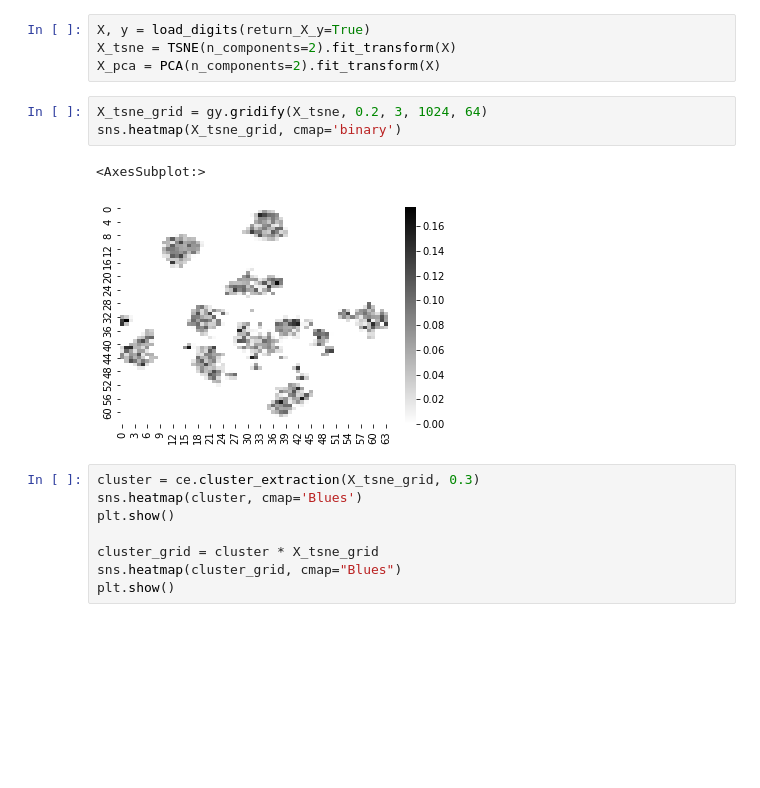
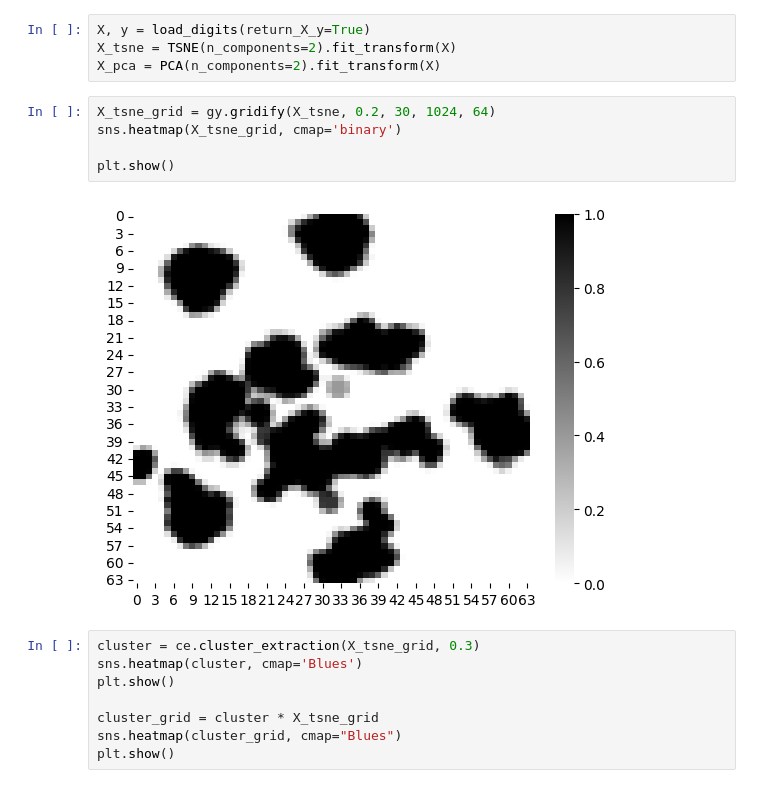
Before and after one commit to HyunWookL/cluster-ambiguity, a Jupyter notebook: cambiguity/test.ipynb, the cells around one changed output. Saved outputs shown, nothing was run; the diff lists cells and outputs as text; blank space fills up the shorter version.

```diff
--- a/cambiguity/test.ipynb
+++ b/cambiguity/test.ipynb
@@ -24,11 +24,12 @@ X, y = load_digits(return_X_y=True)
 X_tsne = TSNE(n_components=2).fit_transform(X)
 X_pca = PCA(n_components=2).fit_transform(X)
 # %%
-X_tsne_grid = gy.gridify(X_tsne, 0.2, 3, 1024, 64)
+X_tsne_grid = gy.gridify(X_tsne, 0.2, 30, 1024, 64)
 sns.heatmap(X_tsne_grid, cmap='binary')
+
+plt.show()
 # %% [output]
-<AxesSubplot:>
-[figure, old version]
+[figure, new version]
 # %%
 cluster = ce.cluster_extraction(X_tsne_grid, 0.3)
 sns.heatmap(cluster, cmap='Blues')
```
Also changed, not shown: parts of 4 cells of this notebook, 4 other files.
